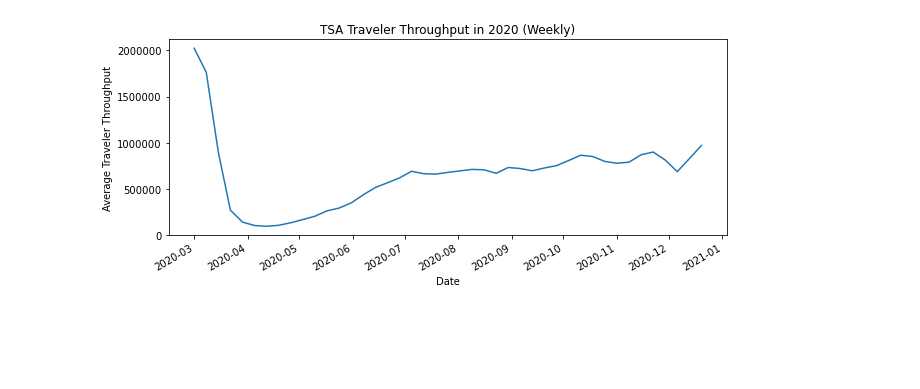
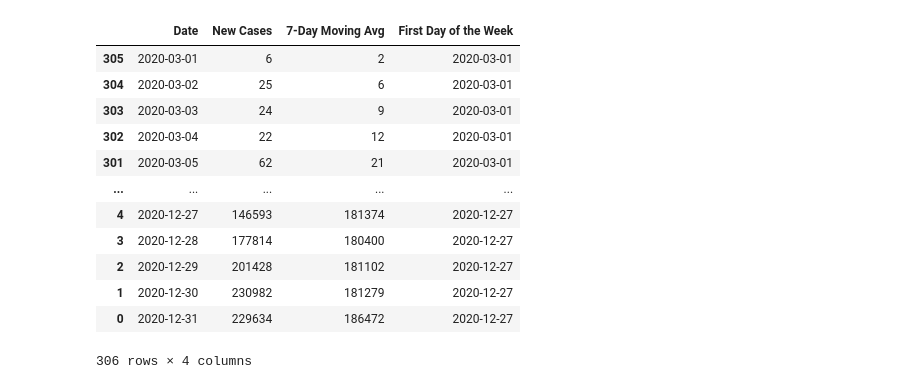
Before and after one commit to apatnoe/Project-1, a Jupyter notebook: tsa_travel.ipynb, the cells around one changed output. Cells and saved outputs as stored; diff of their text form; code cells hidden in the pictures; blank space fills up the shorter version.

Commit message:
now with covid

```diff
--- a/tsa_travel.ipynb
+++ b/tsa_travel.ipynb
@@ -76,20 +50,39 @@ plt.show()
-# %%
-weekly_df = pd.DataFrame(tsa_df.groupby(["First Day of the Week"])["2020 Traveler Throughput"].mean())
-weekly_df.reset_index(level=0, inplace=True)
-weekly_df = weekly_df.sort_values(["First Day of the Week"], ascending=True)
-weekly_df = weekly_df.drop(weekly_df.index[43])
-
-x = weekly_df["First Day of the Week"]
-y = weekly_df["2020 Traveler Throughput"]
-
-
-plt.figure(figsize=(10,4))
-plt.plot(x,y)
-plt.yticks(np.arange(0,2500000, 500000),np.arange(0,2500000, 500000))
-plt.gcf().autofmt_xdate()
-plt.title("TSA Traveler Throughput in 2020 (Weekly)")
-plt.xlabel("Date")
-plt.ylabel("Average Traveler Throughput")
-plt.show()
-# %% [output]
-[figure, removed]
+# %%
+# get covid data
+
+data_file = "resources/covid_cases.csv"
+covid_df = pd.read_csv(data_file)[::-1]
+covid_df["Date"] = pd.to_datetime(covid_df["Date"])
+covid_df
+
+day = 1
+week = ""
+
+for index, row in covid_df.iterrows():
+
+    if day == 1:
+        week = row["Date"]
+        covid_df.loc[index, "First Day of the Week"] = week
+        day = day + 1
+    elif day == 7:
+        covid_df.loc[index, "First Day of the Week"] = week
+        day = 1
+    else:
+        covid_df.loc[index, "First Day of the Week"] = week
+        day = day + 1
+
+covid_df
+# %% [output]
+|  | Date | New Cases | 7-Day Moving Avg | First Day of the Week |
+| 305 | 2020-03-01 | 6 | 2 | 2020-03-01 |
+| 304 | 2020-03-02 | 25 | 6 | 2020-03-01 |
+| 303 | 2020-03-03 | 24 | 9 | 2020-03-01 |
+| 302 | 2020-03-04 | 22 | 12 | 2020-03-01 |
+| 301 | 2020-03-05 | 62 | 21 | 2020-03-01 |
+| ... | ... | ... | ... | ... |
+| 4 | 2020-12-27 | 146593 | 181374 | 2020-12-27 |
+| 3 | 2020-12-28 | 177814 | 180400 | 2020-12-27 |
+| 2 | 2020-12-29 | 201428 | 181102 | 2020-12-27 |
+| 1 | 2020-12-30 | 230982 | 181279 | 2020-12-27 |
+| 0 | 2020-12-31 | 229634 | 186472 | 2020-12-27 |
+306 rows × 4 columns
```
Also changed, not shown: parts of 5 cells of this notebook, 1 other file.
